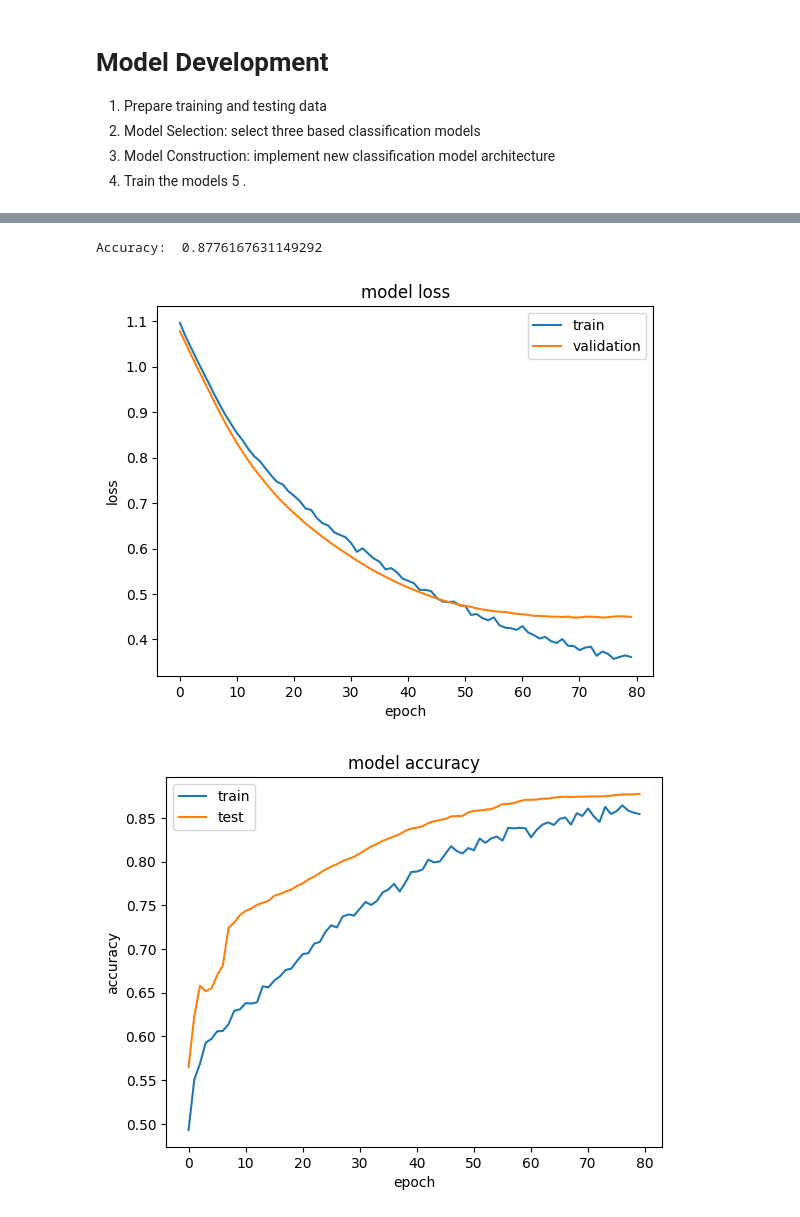
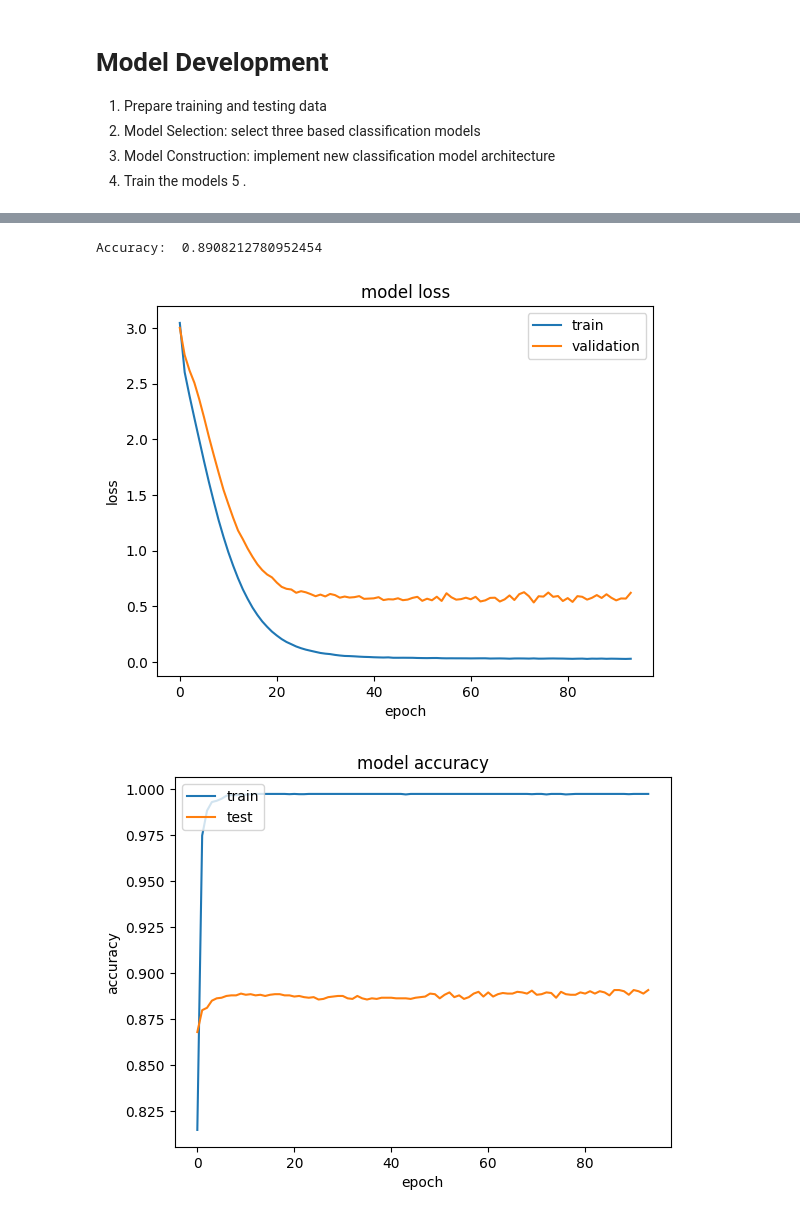
Before and after one commit to chanonchacharu/DM-TelcoChurnPrediction, a Jupyter notebook: churn-prediction-des434-data-analysis-and-ml.ipynb, the cells around one changed output, grey strips where cells are left out. Cells and saved outputs as stored; diff of their text form; code cells hidden in the pictures.

```diff
--- a/churn-prediction-des434-data-analysis-and-ml.ipynb
+++ b/churn-prediction-des434-data-analysis-and-ml.ipynb
@@ -205,8 +205,9 @@ numerical_data_col = ['tenure','MonthlyCharges','TotalCharges','AllServicePropor
 numerical_df = df[numerical_data_col]
 
 transnumerical_data_col = [f'{col}_norm' for col in numerical_data_col]
-numerical_df[transnumerical_data_col] = znorm_scaler.fit_transform(numerical_df[numerical_data_col])
-# numerical_df[transnumerical_data_col] = minmax_scaler.fit_transform(numerical_df[numerical_data_col])
+# numerical_df[transnumerical_data_col] = znorm_scaler.fit_transform(numerical_df[numerical_data_col])
+numerical_df[transnumerical_data_col] = minmax_scaler.fit_transform(numerical_df[numerical_data_col])
+# MinMaxScaler because the features are right skewed and bimodal data distribution
 
 numerical_df.head()
 # %% [output]
@@ -306,0 +366,12 @@ Final Data: (10348, 23)
+# %%
+drop_categorical_features = [
+    'StreamingTV_Encoded', 'InternetService_Encoded', 'StreamingMovies_Encoded', 'MultipleLines_Encoded', 'PhoneService_Encoded'
+]
+
+drop_numerical_features = [
+    'StreamingProportion_norm', 'AllServiceProportion_norm','OnlineProportion_norm'
+]
+
+X_upsample = X_upsample.drop(drop_categorical_features, axis=1)
+X_upsample = X_upsample.drop(drop_numerical_features, axis=1)
+X_upsample.shape
@@ -894,44 +986,74 @@ _________________________________________________________________
 # %%
 from IPython.display import clear_output
+from tensorflow.keras.constraints import max_norm
+
+def create_custom_model(input_shape):
+    model = Sequential()
+
+    model.add(InputLayer(input_shape=input_shape))
+
+    model.add(Dense(300, kernel_regularizer=l2(0.01), kernel_constraint=max_norm(3.)))
+    model.add(LeakyReLU(alpha=0.5))
+    model.add(BatchNormalization())
+    model.add(Dropout(0.5))
+
+
+    model.add(Dense(150, kernel_regularizer=l2(0.01), kernel_constraint=max_norm(3.)))
+    model.add(LeakyReLU(alpha=0.3))
+    model.add(Dropout(0.3))
+
+    model.add(Dense(input_shape, activation='relu', kernel_regularizer=l2(0.01), kernel_constraint=max_norm(3.)))
+    model.add(Dropout(0.3))
+
+    model.add(Dense(1, activation='sigmoid'))
+
+    return model
+
+input_shape = X_train.shape[1]
+model = create_custom_model(input_shape)
+
+# input_shape = X_train.shape[1]  # Replace with your input shape
+# model = create_modified_model(input_shape, activation_fn='relu', dropout_rate=0.5, use_batch_norm=True, use_residual_connections=True)
 
 model.compile(
-    optimizer = Adam(learning_rate=0.00001),
+    optimizer = Adam(learning_rate=0.0001), # 0.00001
     loss = 'binary_crossentropy',
     metrics = ['accuracy']
 )
 
-lr_scheduler = ReduceLROnPlateau(monitor='val_loss', factor=0.5, patience=10, min_lr=0.00001, verbose=1)
-early_stopping = EarlyStopping(monitor='loss', patience=3)
+lr_scheduler = ReduceLROnPlateau(monitor='val_loss', factor=0.5, patience=20, min_lr=0.00001, verbose=1)
+early_stopping = EarlyStopping(monitor='val_loss', patience=20)
 
 hist = model.fit(
     X_train, y_train,
     validation_data = (X_test, y_test),
-    batch_size=10, epochs = 150,
+    batch_size = 64, # 10
+    epochs = 150,
     callbacks=[lr_scheduler, early_stopping]
 )
 
 clear_output()
 
 score = model.evaluate(X_test, y_test, verbose=0)
 print("Accuracy: ", score[1])
 
 plt.plot(hist.history['loss'])
 plt.plot(hist.history['val_loss'])
 plt.title('model loss')
 plt.ylabel('loss')
 plt.xlabel('epoch')
 plt.legend(['train', 'validation'], loc='upper right')
 plt.show()
 
 # summarize history for accuracy
 plt.plot(hist.history['accuracy'])
 plt.plot(hist.history['val_accuracy'])
 plt.title('model accuracy')
 plt.ylabel('accuracy')
 plt.xlabel('epoch')
 plt.legend(['train', 'test'], loc='upper left')
 plt.show()
 # %% [output]
-Accuracy:  0.8776167631149292
+Accuracy:  0.8908212780952454
-[figure, old version]
+[figure, new version]
-[figure, old version]
+[figure, new version]
```
Also changed, not shown: parts of 27 cells of this notebook.
